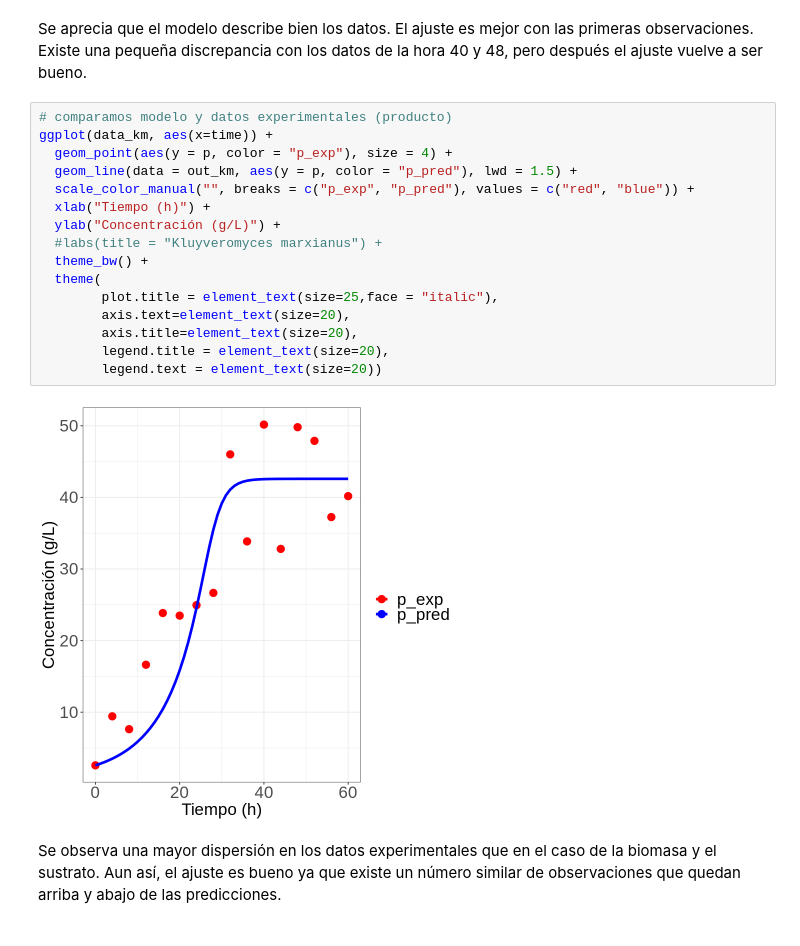
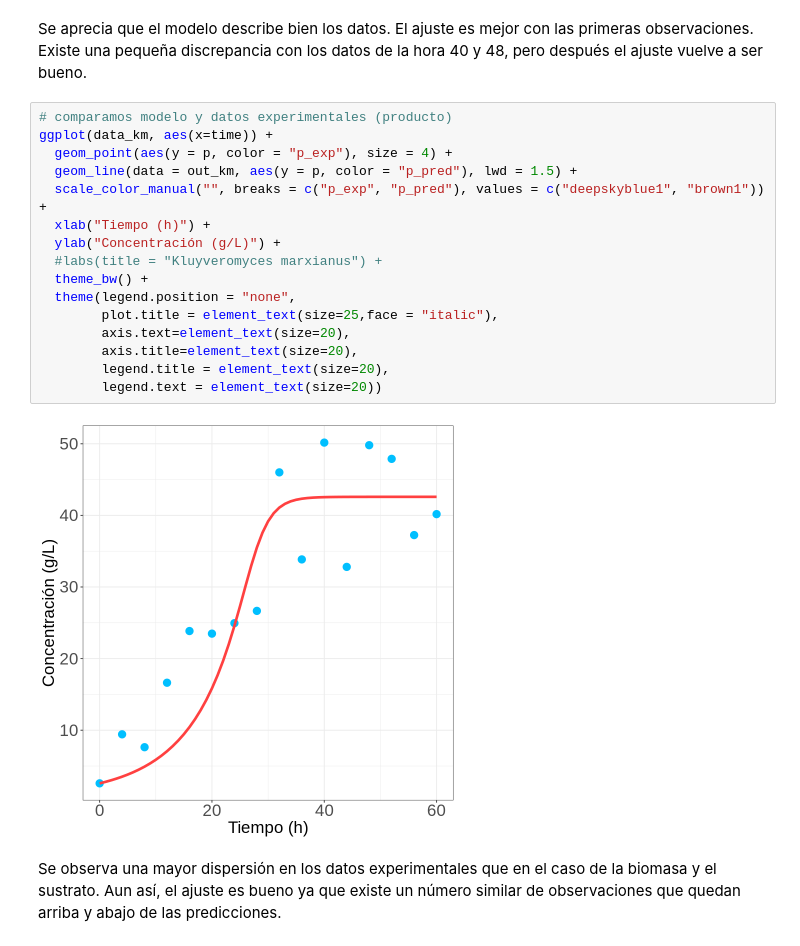
Before and after one commit to JuanM-GG/modelos-tesis, a Jupyter notebook: optimizacion_parametrica_inhibicion.ipynb, the cells around one changed output. Cells and saved outputs as stored; diff of their text form.

```diff
--- a/optimizacion_parametrica_inhibicion.ipynb
+++ b/optimizacion_parametrica_inhibicion.ipynb
@@ -554,21 +555,21 @@ Se aprecia que el modelo describe bien los datos. El ajuste es mejor con las pri
 # %%
 # comparamos modelo y datos experimentales (producto)
 ggplot(data_km, aes(x=time)) +
   geom_point(aes(y = p, color = "p_exp"), size = 4) +
   geom_line(data = out_km, aes(y = p, color = "p_pred"), lwd = 1.5) +
-  scale_color_manual("", breaks = c("p_exp", "p_pred"), values = c("red", "blue")) +
+  scale_color_manual("", breaks = c("p_exp", "p_pred"), values = c("deepskyblue1", "brown1")) +
   xlab("Tiempo (h)") +
   ylab("Concentración (g/L)") +
   #labs(title = "Kluyveromyces marxianus") +
   theme_bw() +
-  theme(
+  theme(legend.position = "none",
         plot.title = element_text(size=25,face = "italic"),
         axis.text=element_text(size=20),
         axis.title=element_text(size=20),
         legend.title = element_text(size=20),
         legend.text = element_text(size=20))
 # %% [output]
-[figure, old version]
+[figure, new version]
 # %% [markdown]
 Se observa una mayor dispersión en los datos experimentales que en el caso de la biomasa y el sustrato. Aun así, el ajuste es bueno ya que existe un número similar de observaciones que quedan arriba y abajo de las predicciones.
 # %% [markdown]
```
Also changed, not shown: parts of 28 cells of this notebook.
